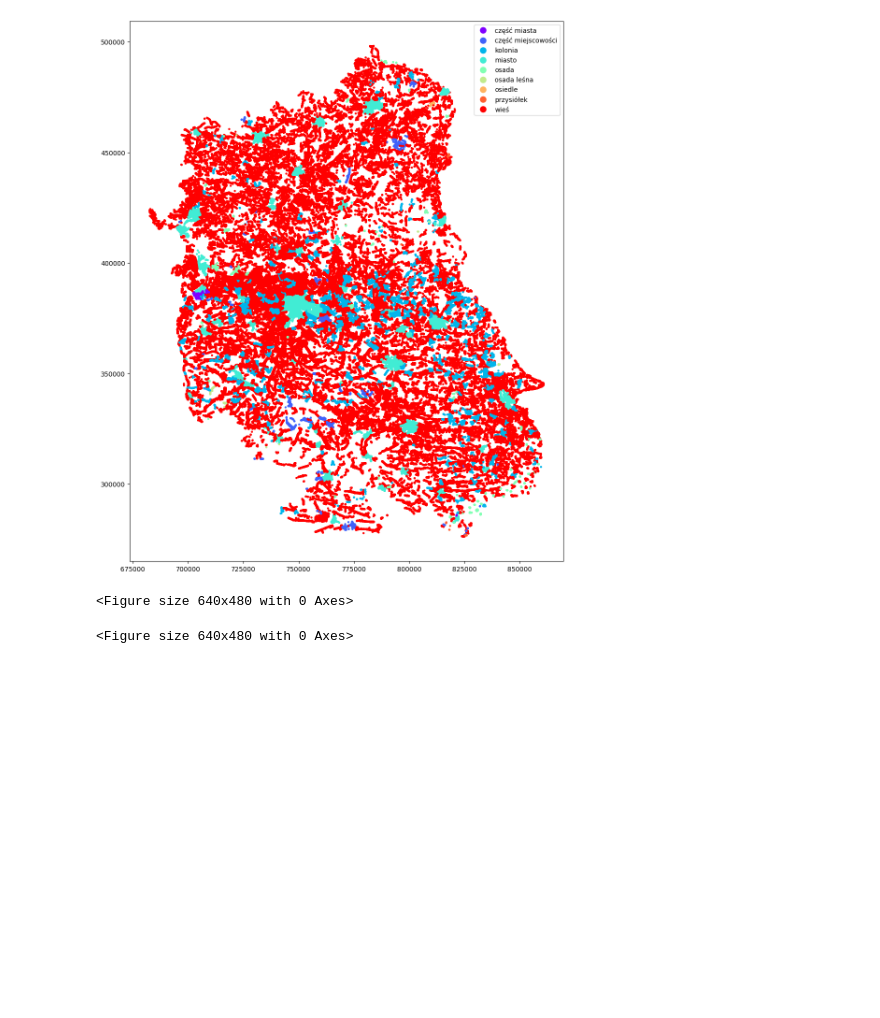
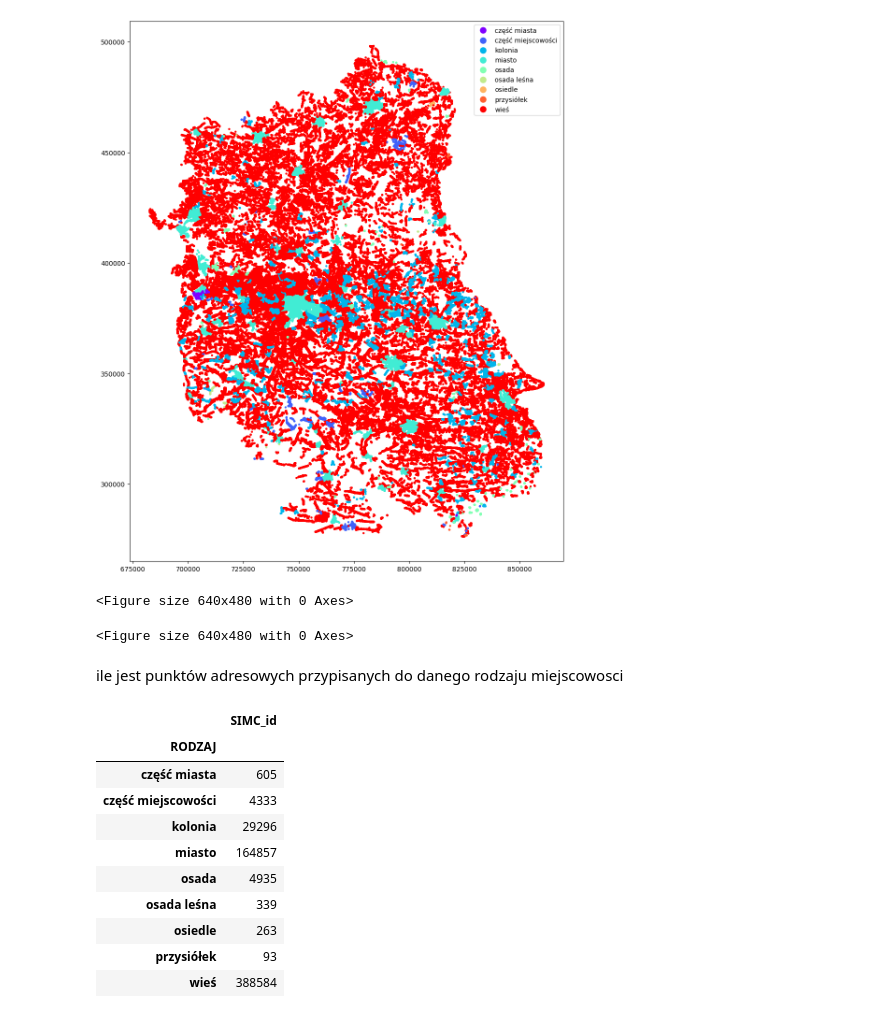
Before and after one commit to agaszady/geoclassification, a Jupyter notebook: test.ipynb, the cells around one changed output. Saved outputs shown, nothing was run; the diff lists cells and outputs as text; code cells hidden in the pictures; blank space fills up the shorter version.

Commit message:
commit (1 rozdzial), zliczanie rodzajów miejscowości w PRNG i badanie samodzielności

```diff
--- a/test.ipynb
+++ b/test.ipynb
@@ -186,3 +204,21 @@ plt.savefig("C:\studia\pracka\geoclassification\wykres.pdf", format='pdf')
 plt.savefig("C:\studia\pracka\geoclassification\wykres.pdf", format='pdf')
 # %% [output]
 <Figure size 640x480 with 0 Axes>
+# %% [markdown]
+ile jest punktów adresowych przypisanych do danego rodzaju miejscowosci
+# %%
+group = gdf_merged.groupby('RODZAJ').count()
+liczba_miejscowosci = group[['SIMC_id']]
+liczba_miejscowosci
+# %% [output]
+|  | SIMC_id |
+| RODZAJ |  |
+| część miasta | 605 |
+| część miejscowości | 4333 |
+| kolonia | 29296 |
+| miasto | 164857 |
+| osada | 4935 |
+| osada leśna | 339 |
+| osiedle | 263 |
+| przysiółek | 93 |
+| wieś | 388584 |
```
Also changed, not shown: parts of 6 cells of this notebook, 8 other files.
